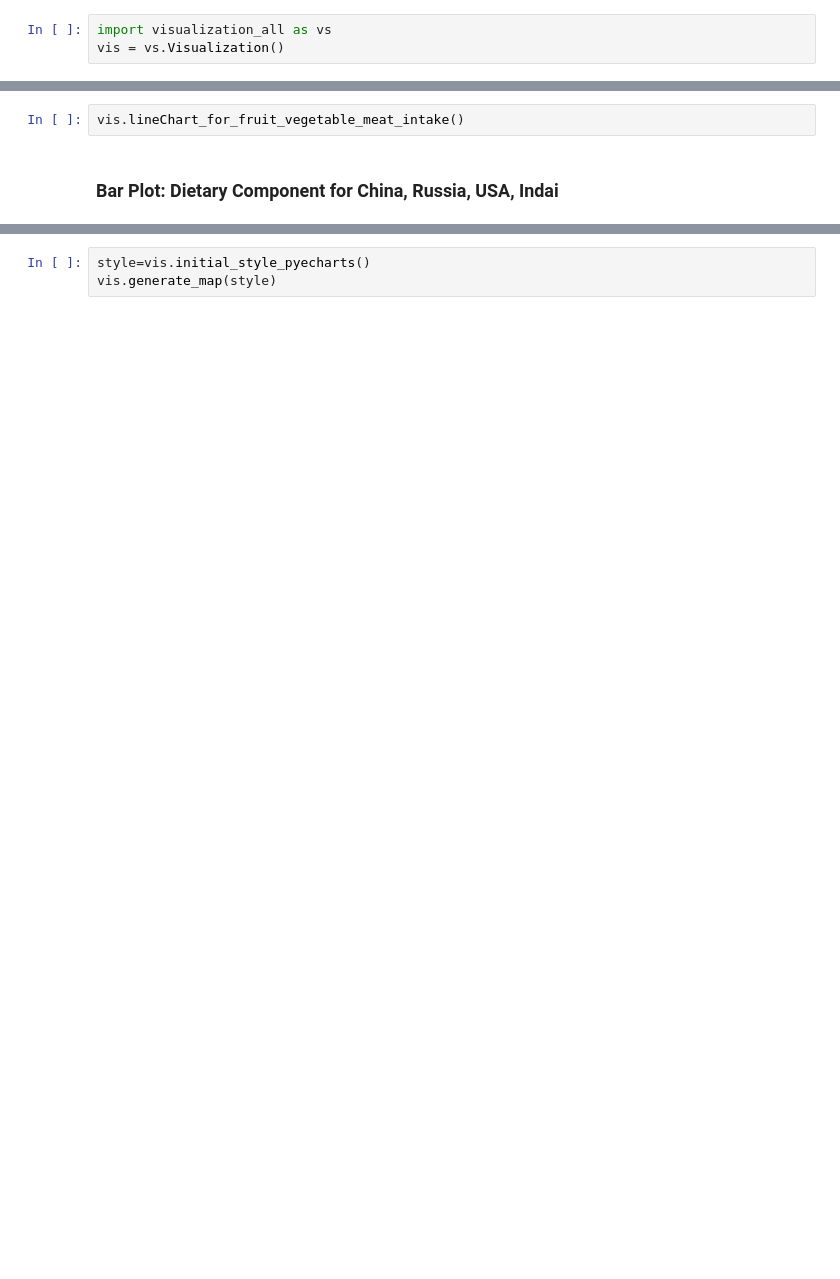
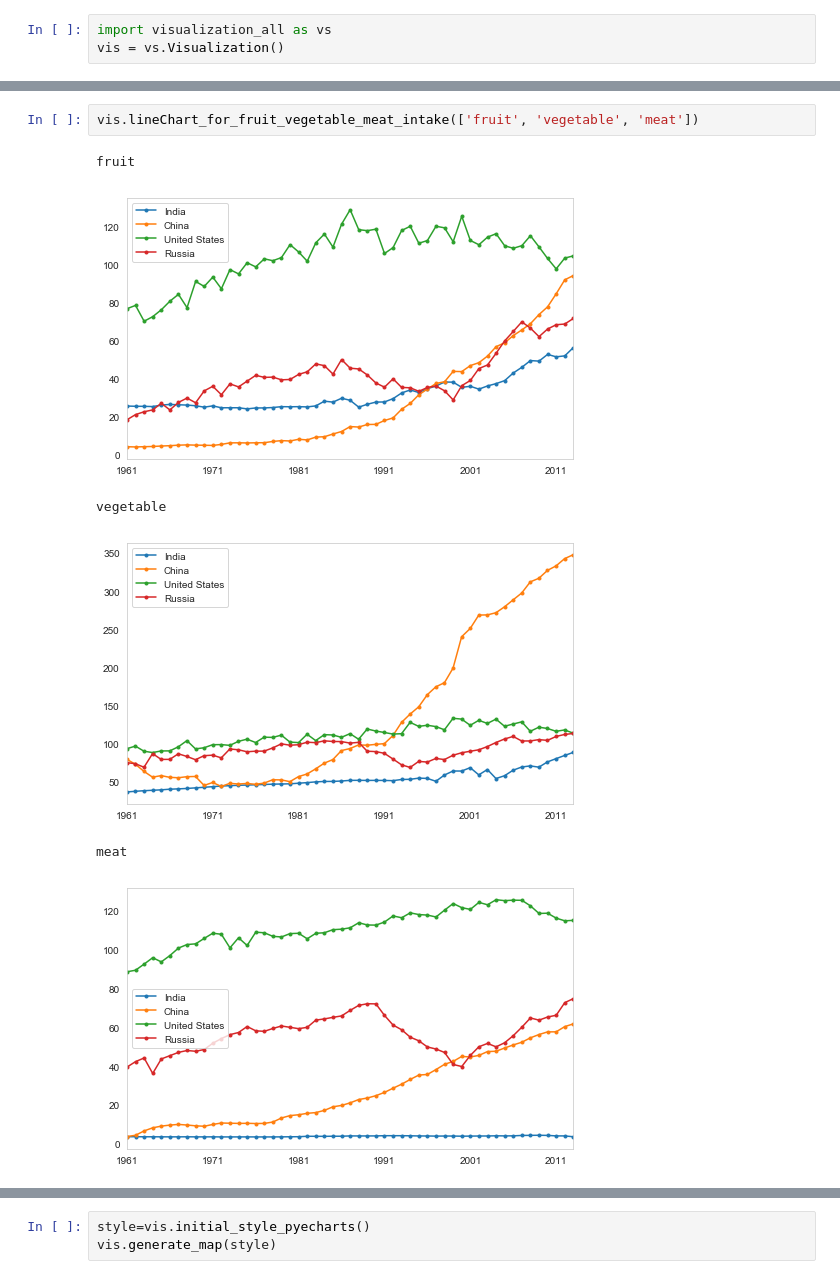
Before and after one commit to Crystalshwang/ECE143_Team17_Global-Trends-in-Dietary-Components, a Jupyter notebook: final_code.ipynb, the cells around one changed output, grey strips where cells are left out. Saved outputs shown, nothing was run; the diff lists cells and outputs as text; blank space fills up the shorter version.

```diff
--- a/final_code.ipynb
+++ b/final_code.ipynb
@@ -16,4 +27,9 @@ vis.boxPlot_for_dailyCaloricSupply()
 # %%
-vis.lineChart_for_fruit_vegetable_meat_intake()
+vis.lineChart_for_fruit_vegetable_meat_intake(['fruit', 'vegetable', 'meat'])
+# %% [output]
+fruit
+[figure, added]
+vegetable
+[figure, added]
+meat
+[figure, added]
-# %% [markdown]
-### Bar Plot: Dietary Component for China, Russia, USA, Indai
```
Also changed, not shown: parts of 19 cells of this notebook, 1 other file.
